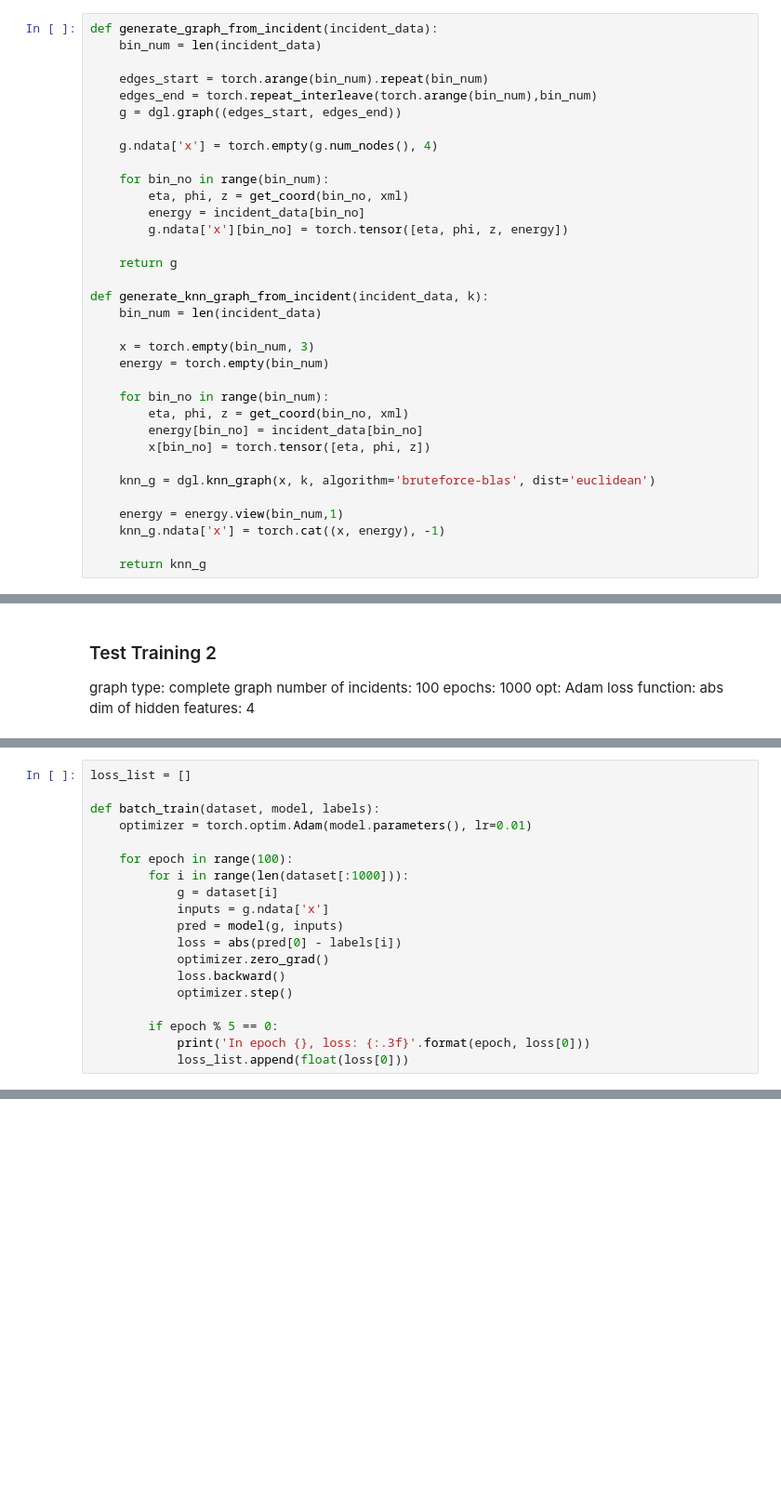
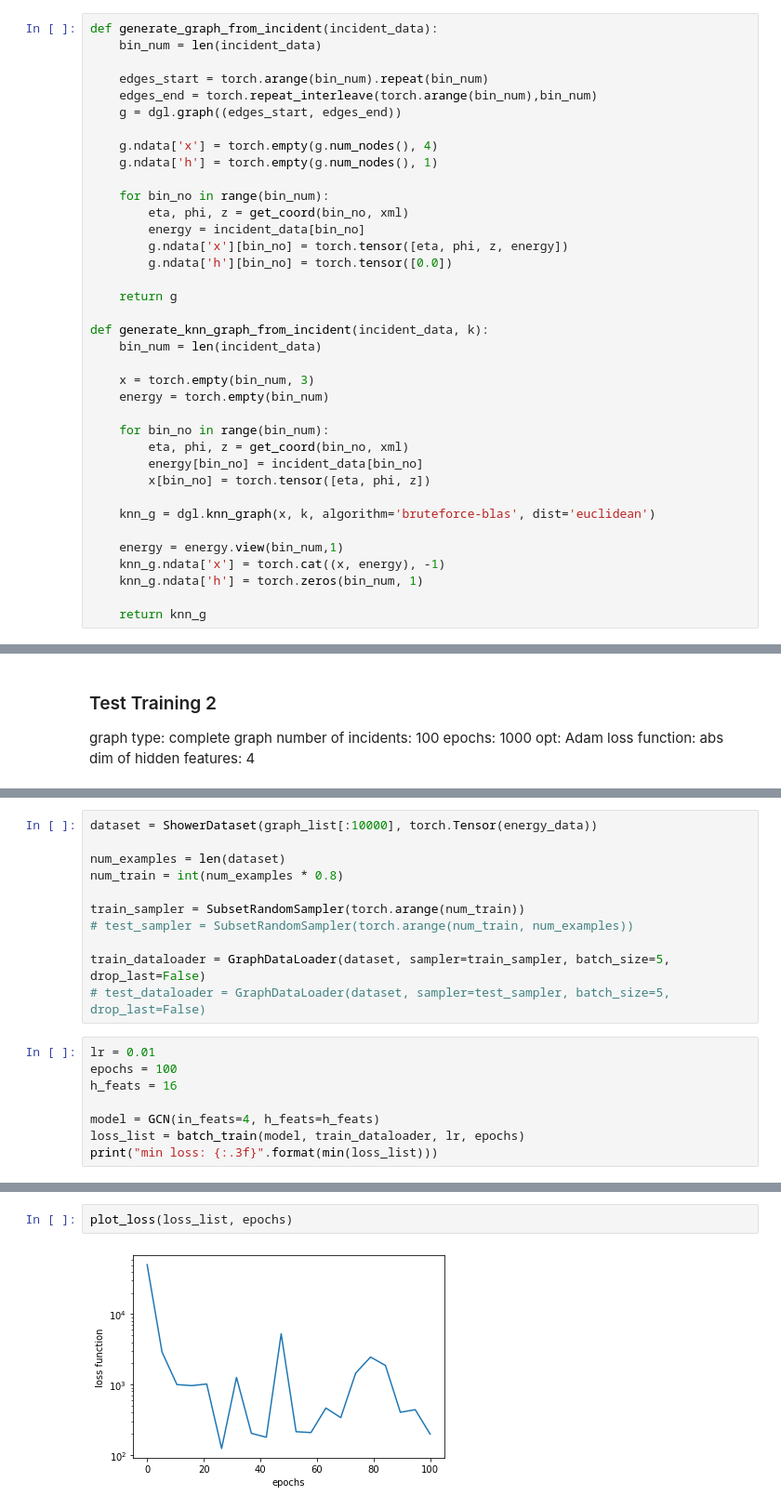
Before and after one commit to Kasphysm/jes-gnn, a Jupyter notebook: src/jes-gnn.ipynb, the cells around one changed output, grey strips where cells are left out. Shown at 93% size. Drawn from its saved outputs; the diff is of its cells as text; blank space fills up the shorter version.

```diff
--- a/src/jes-gnn.ipynb
+++ b/src/jes-gnn.ipynb
@@ -55,11 +58,13 @@ def generate_graph_from_incident(incident_data):
     g = dgl.graph((edges_start, edges_end))
 
     g.ndata['x'] = torch.empty(g.num_nodes(), 4)
+    g.ndata['h'] = torch.empty(g.num_nodes(), 1)
 
     for bin_no in range(bin_num):
         eta, phi, z = get_coord(bin_no, xml)
         energy = incident_data[bin_no]
         g.ndata['x'][bin_no] = torch.tensor([eta, phi, z, energy])
+        g.ndata['h'][bin_no] = torch.tensor([0.0])
 
     return g
 
@@ -78,6 +83,7 @@ def generate_knn_graph_from_incident(incident_data, k):
 
     energy = energy.view(bin_num,1)
     knn_g.ndata['x'] = torch.cat((x, energy), -1)
+    knn_g.ndata['h'] = torch.zeros(bin_num, 1)
 
     return knn_g
 # %%
@@ -382,22 +460,3 @@ epochs: 100
 opt: Adam
 loss function: abs
 dim of hidden features: 16
-# %%
-loss_list = []
-
-def batch_train(dataset, model, labels):
-    optimizer = torch.optim.Adam(model.parameters(), lr=0.01)
-
-    for epoch in range(100):
-        for i in range(len(dataset[:1000])):
-            g = dataset[i]
-            inputs = g.ndata['x']
-            pred = model(g, inputs)
-            loss = abs(pred[0] - labels[i])
-            optimizer.zero_grad()
-            loss.backward()
-            optimizer.step()
-
-        if epoch % 5 == 0:
-            print('In epoch {}, loss: {:.3f}'.format(epoch, loss[0]))
-            loss_list.append(float(loss[0]))
@@ -442,0 +463,19 @@ plt.show()
+# %%
+dataset = ShowerDataset(graph_list[:10000], torch.Tensor(energy_data))
+
+num_examples = len(dataset)
+num_train = int(num_examples * 0.8)
+
+train_sampler = SubsetRandomSampler(torch.arange(num_train))
+# test_sampler = SubsetRandomSampler(torch.arange(num_train, num_examples))
+
+train_dataloader = GraphDataLoader(dataset, sampler=train_sampler, batch_size=5, drop_last=False)
+# test_dataloader = GraphDataLoader(dataset, sampler=test_sampler, batch_size=5, drop_last=False)
+# %%
+lr = 0.01
+epochs = 100
+h_feats = 16
+
+model = GCN(in_feats=4, h_feats=h_feats)
+loss_list = batch_train(model, train_dataloader, lr, epochs)
+print("min loss: {:.3f}".format(min(loss_list)))
@@ -443 +500,5 @@ plt.show()
+# %%
+plot_loss(loss_list, epochs)
+# %% [output]
+[figure, added]
 # %% [markdown]
```
Also changed, not shown: parts of 36 cells of this notebook.
